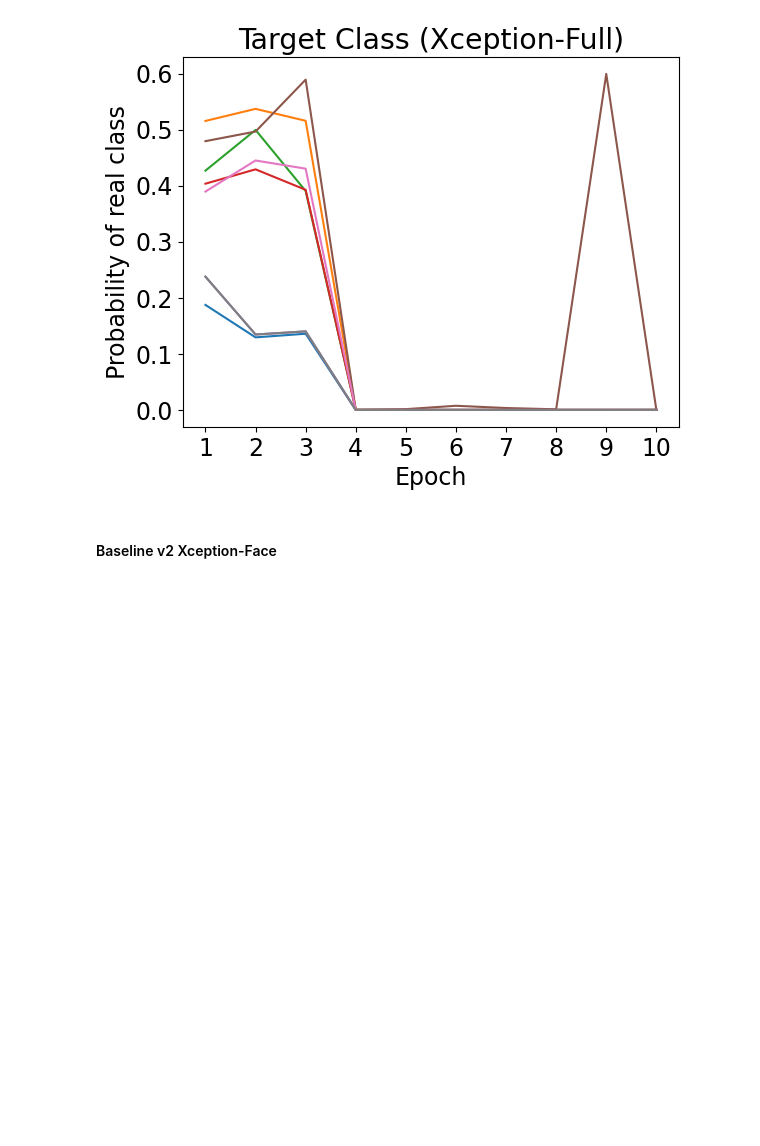
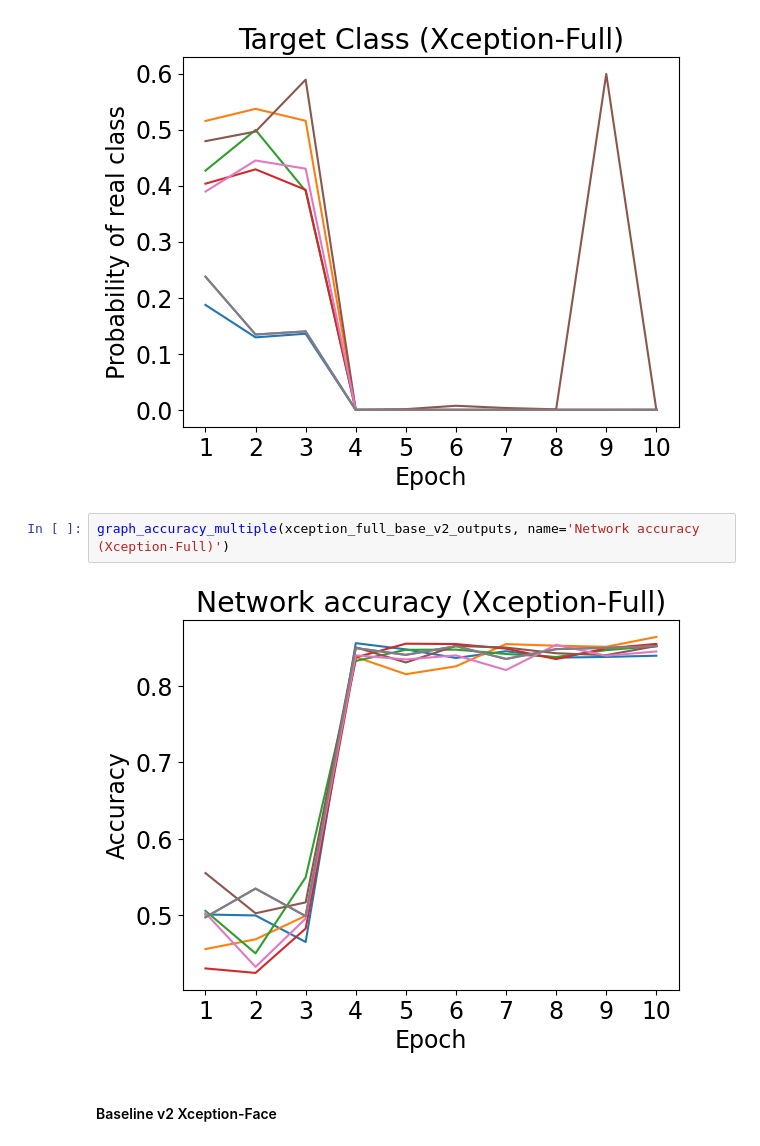
Before and after one commit to awesomealex1/Poison_Attacks, a Jupyter notebook: Experiments Graphs.ipynb, the cells around one changed output. Cells and saved outputs as stored; diff of their text form; blank space fills up the shorter version.

```diff
--- a/Experiments Graphs.ipynb
+++ b/Experiments Graphs.ipynb
@@ -294,6 +317,10 @@ graph_target_class_multiple(xception_full_base_50_outputs, title="Target Class (
 graph_target_class_multiple(xception_full_base_v2_outputs, title="Target Class (Xception-Full)")
 # %% [output]
 [figure]
+# %%
+graph_accuracy_multiple(xception_full_base_v2_outputs, name='Network accuracy (Xception-Full)')
+# %% [output]
+[figure, added]
 # %% [markdown]
 #### Baseline v2 Xception-Face
 # %%
```
Also changed, not shown: parts of 30 cells of this notebook, 1 other file.
